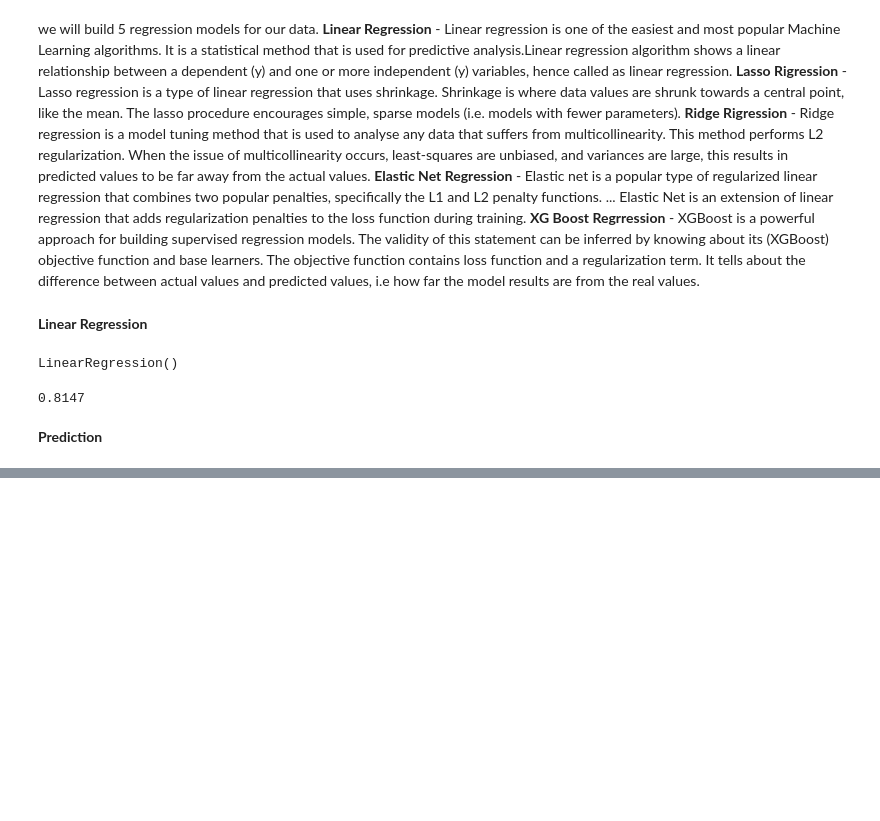
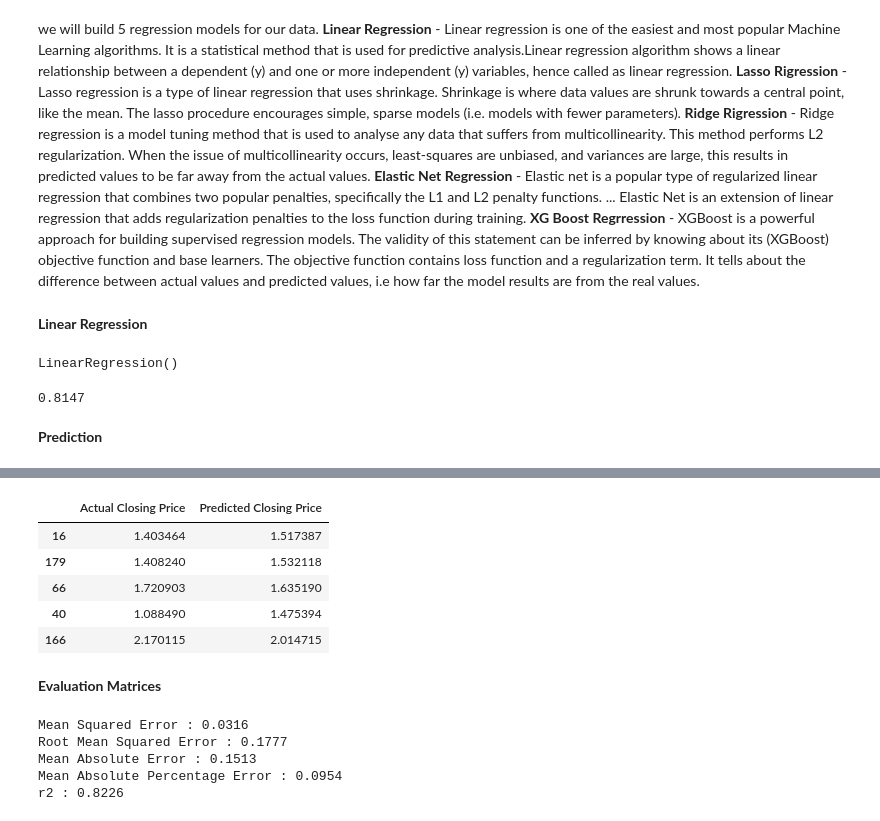
Before and after one commit to dongrepranali/Yes-Bank-Stock-Closing-Price-Prediction, a Jupyter notebook: Yes_Bank_Stock_Closing_Price_Prediction.ipynb, the cells around one changed output, grey strips where cells are left out. Cells and saved outputs as stored; diff of their text form; code cells hidden in the pictures; blank space fills up the shorter version.

```diff
--- a/Yes_Bank_Stock_Closing_Price_Prediction.ipynb
+++ b/Yes_Bank_Stock_Closing_Price_Prediction.ipynb
@@ -467,0 +492,30 @@ round(regressor.score(X_train,y_train),4)
+# %%
+# creating the DataFrame of test and train Dataset
+train_Dataset = pd.DataFrame(X_train,y_train)
+test_Dataset = pd.DataFrame(y_test)
+test_Dataset.rename(columns= {'Close' :'Actual Closing Price'}, inplace =True)
+# %%
+test_Dataset['Predicted Closing Price']= y_pred
+test_Dataset.head()
+# %% [output]
+|  | Actual Closing Price | Predicted Closing Price |
+| 16 | 1.403464 | 1.517387 |
+| 179 | 1.408240 | 1.532118 |
+| 66 | 1.720903 | 1.635190 |
+| 40 | 1.088490 | 1.475394 |
+| 166 | 2.170115 | 2.014715 |
+# %% [markdown]
+**Evaluation Matrices**
+# %%
+# Test Performance of Linear Regregression
+print("Mean Squared Error :", round(mean_squared_error(y_test, y_pred), 4))
+print("Root Mean Squared Error :", round(math.sqrt(mean_squared_error(y_test, y_pred)), 4))
+print("Mean Absolute Error :", round(mean_absolute_error(y_test, y_pred), 4))
+print("Mean Absolute Percentage Error :", round(mean_absolute_percentage_error(y_test, y_pred), 4))
+print("r2 :", round(r2_score(y_test, y_pred),4))
+# %% [output]
+Mean Squared Error : 0.0316
+Root Mean Squared Error : 0.1777
+Mean Absolute Error : 0.1513
+Mean Absolute Percentage Error : 0.0954
+r2 : 0.8226
```
Also changed, not shown: parts of 4 cells of this notebook.
